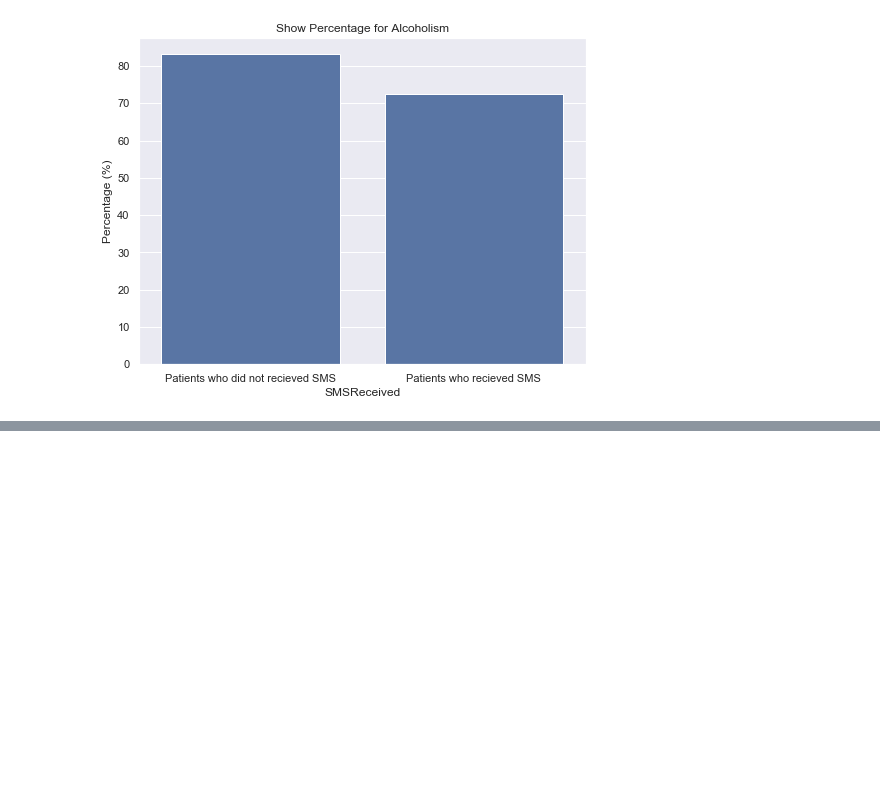
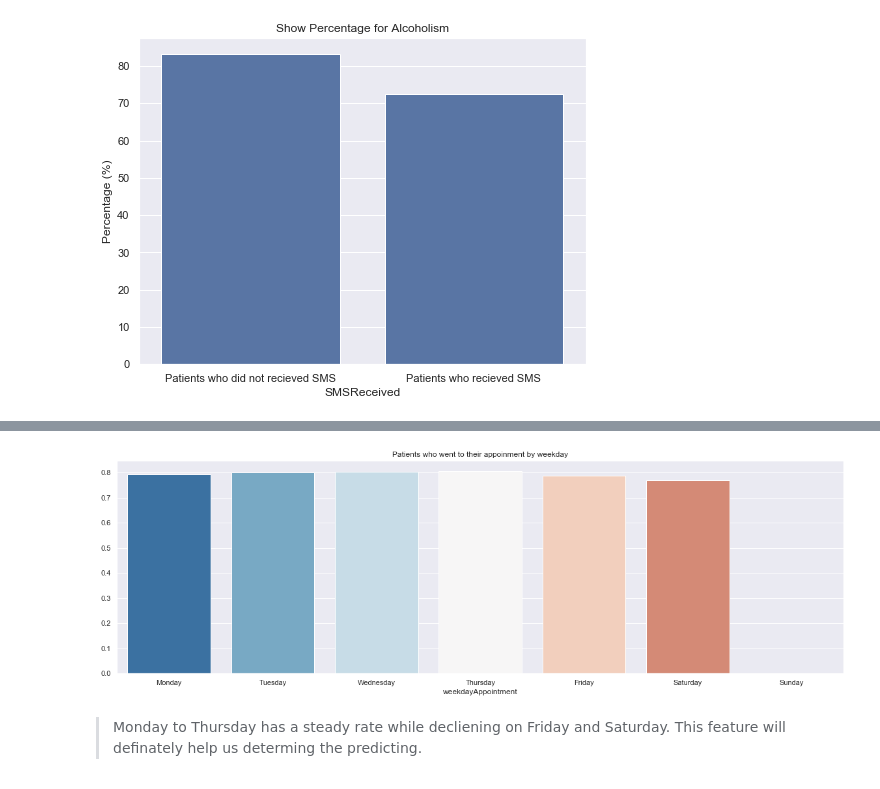
Before and after one commit to isaphu/Predicting-no-show-, a Jupyter notebook: noshow.ipynb, the cells around one changed output, grey strips where cells are left out. Cells and saved outputs as stored; diff of their text form; code cells hidden in the pictures; blank space fills up the shorter version.

```diff
--- a/noshow.ipynb
+++ b/noshow.ipynb
@@ -727,0 +757,17 @@ plt.show()
+# %%
+#create a new column for the week days for the AppointmentDay
+ver2_df['weekdayAppointment'] = ver2_df['AppointmentDay'].dt.day_name()
+# %%
+DOW_ratio = ver2_df[ver2_df.NoShow == 'No'].groupby(['weekdayAppointment']).size()/ver2_df.groupby(['weekdayAppointment']).size()
+# %%
+DOW = ['Monday','Tuesday','Wednesday','Thursday','Friday','Saturday','Sunday']
+plt.figure(figsize=[20,6])
+sns.set(style = "darkgrid")
+base_color = sns.color_palette()[0]
+ax = sns.barplot(x=DOW_ratio.index, y=DOW_ratio, order=DOW, palette="RdBu_r")
+ax.set_title("Patients who went to their appoinment by weekday")
+plt.show()
+# %% [output]
+[figure, added]
+# %% [markdown]
+> Monday to Thursday has a steady rate while decliening on Friday and Saturday. This feature will definately help us determing the predicting.
```
Also changed, not shown: parts of 14 cells of this notebook.
